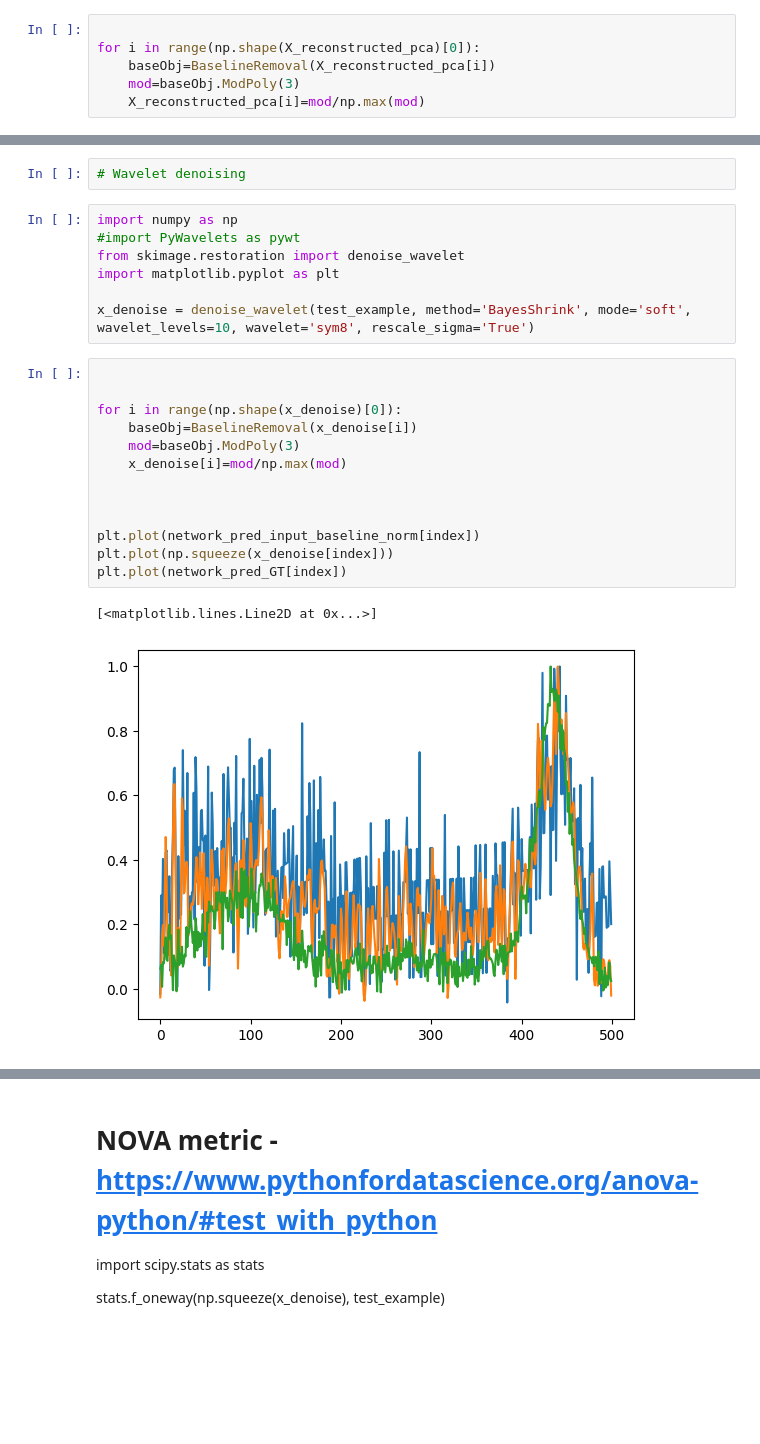
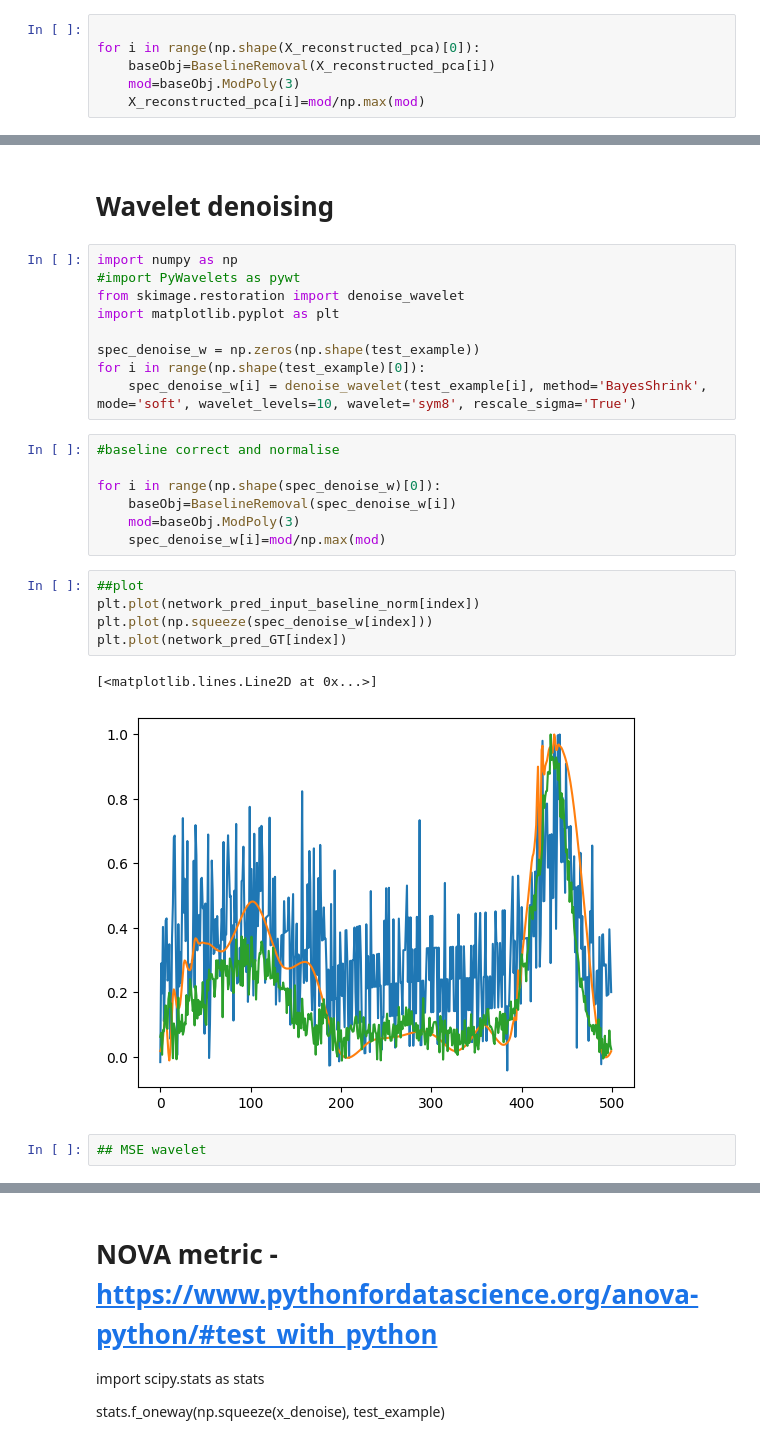
Before and after one commit to ciaranbench/spectral-denoising-cycleGAN, a Jupyter notebook: Classical_denoising.ipynb, the cells around one changed output, grey strips where cells are left out. Saved outputs shown, nothing was run; the diff lists cells and outputs as text; blank space fills up the shorter version.

```diff
--- a/Classical_denoising.ipynb
+++ b/Classical_denoising.ipynb
@@ -175,26 +138,29 @@ plt.plot((np.squeeze(X_reconstructed_pca[index]) - np.squeeze(network_pred_GT[in
-# %%
-# Wavelet denoising
+# %% [markdown]
+# Wavelet denoising
 # %%
 import numpy as np
 #import PyWavelets as pywt
 from skimage.restoration import denoise_wavelet
 import matplotlib.pyplot as plt
 
-x_denoise = denoise_wavelet(test_example, method='BayesShrink', mode='soft', wavelet_levels=10, wavelet='sym8', rescale_sigma='True')
+spec_denoise_w = np.zeros(np.shape(test_example))
+for i in range(np.shape(test_example)[0]):
+    spec_denoise_w[i] = denoise_wavelet(test_example[i], method='BayesShrink', mode='soft', wavelet_levels=10, wavelet='sym8', rescale_sigma='True')
 # %%
+#baseline correct and normalise
 
-
-for i in range(np.shape(x_denoise)[0]):
-    baseObj=BaselineRemoval(x_denoise[i])
+for i in range(np.shape(spec_denoise_w)[0]):
+    baseObj=BaselineRemoval(spec_denoise_w[i])
     mod=baseObj.ModPoly(3)
-    x_denoise[i]=mod/np.max(mod)
-
-
-
-plt.plot(network_pred_input_baseline_norm[index])
-plt.plot(np.squeeze(x_denoise[index]))
-plt.plot(network_pred_GT[index])
+    spec_denoise_w[i]=mod/np.max(mod)
-# %% [output]
-[<matplotlib.lines.Line2D at 0x...>]
-[figure, removed]
+# %%
+##plot
+plt.plot(network_pred_input_baseline_norm[index])
+plt.plot(np.squeeze(spec_denoise_w[index]))
+plt.plot(network_pred_GT[index])
+# %% [output]
+[<matplotlib.lines.Line2D at 0x...>]
+[figure, added]
+# %%
+## MSE wavelet
 # %%
```
Also changed, not shown: parts of 28 cells of this notebook.
